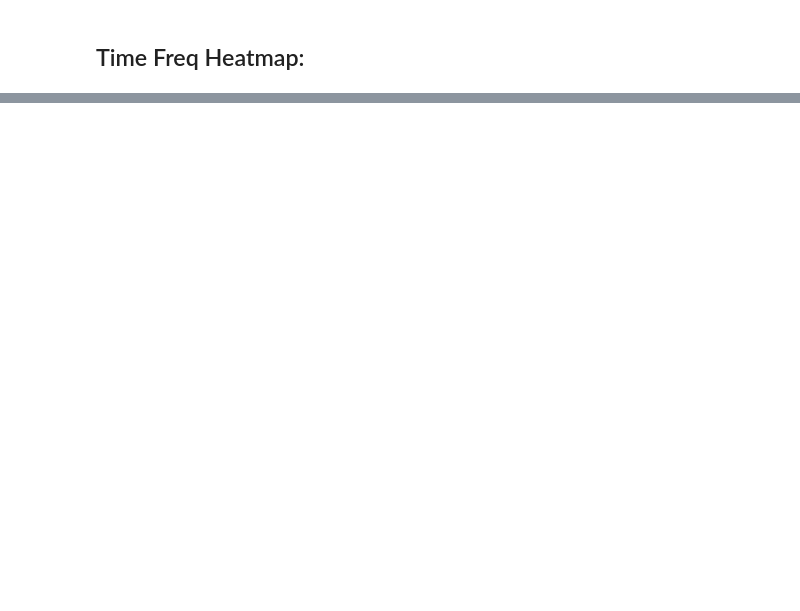
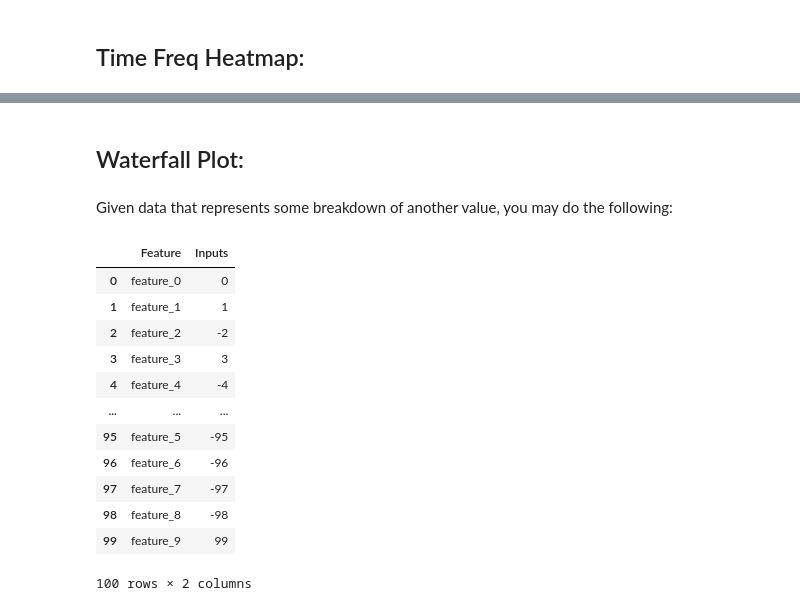
Before and after one commit to alexcapstick/alexs-visualisation-tools, a Jupyter notebook: examples/catplot.ipynb, the cells around one changed output, grey strips where cells are left out. Cells and saved outputs as stored; diff of their text form; code cells hidden in the pictures; blank space fills up the shorter version.

```diff
--- a/examples/catplot.ipynb
+++ b/examples/catplot.ipynb
@@ -77,0 +78,30 @@ ax.figure.savefig('../docs/source/figures/timefreqheatmap.png', bbox_inches='tig
+# %% [markdown]
+## Waterfall Plot:
+# %% [markdown]
+Given data that represents some breakdown of another value, you may do the following:
+# %%
+# fake data:
+
+inputs = np.arange(100) * np.random.choice([-1,1], size=100)
+features = [f"feature_{i}" for i in range(10)]*10
+
+data = pd.DataFrame(
+    inputs,
+    index=features,
+    columns=['Inputs']
+).rename_axis('Feature').reset_index()
+data
+# %% [output]
+|  | Feature | Inputs |
+| 0 | feature_0 | 0 |
+| 1 | feature_1 | 1 |
+| 2 | feature_2 | -2 |
+| 3 | feature_3 | 3 |
+| 4 | feature_4 | -4 |
+| ... | ... | ... |
+| 95 | feature_5 | -95 |
+| 96 | feature_6 | -96 |
+| 97 | feature_7 | -97 |
+| 98 | feature_8 | -98 |
+| 99 | feature_9 | 99 |
+100 rows × 2 columns
```
Also changed, not shown: parts of 5 cells of this notebook, 9 other files.
